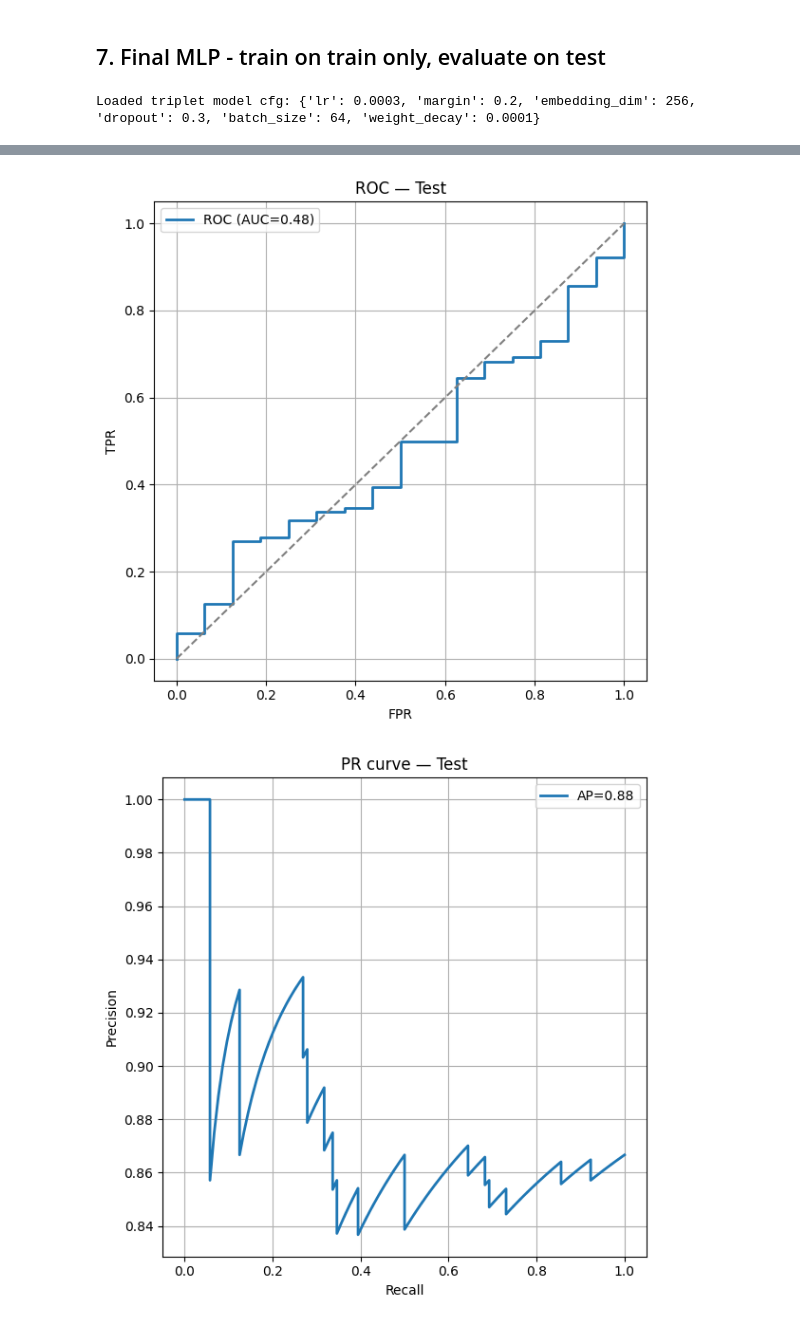
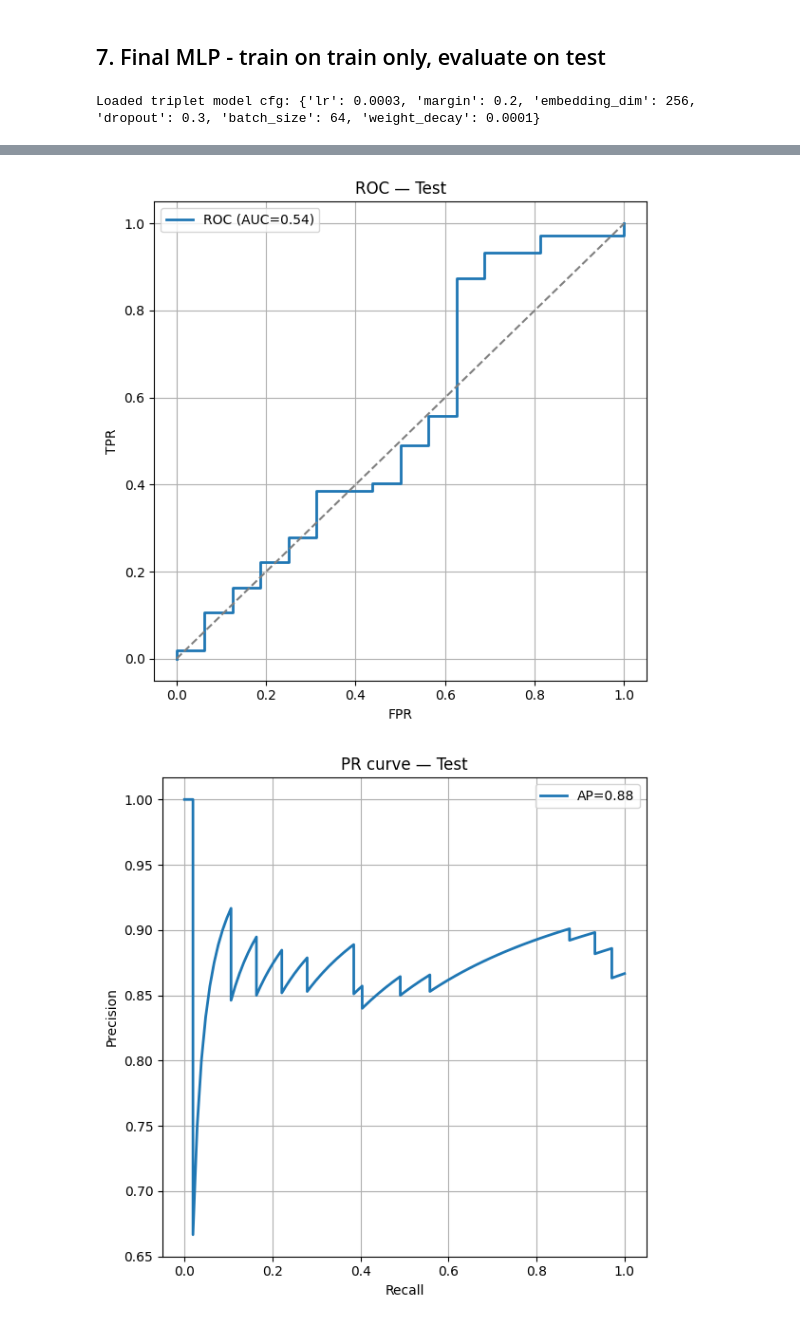
Before and after one commit to yona1997/multimodal-ccRCC-prediction, a Jupyter notebook: Experiments/Triplet_loss_model_Max.ipynb, the cells around one changed output, grey strips where cells are left out. Saved outputs shown, nothing was run; the diff lists cells and outputs as text; code cells hidden in the pictures.

Commit message:
update: retrain triplet model train-only, rerun Optuna MLP

```diff
--- a/Experiments/Triplet_loss_model_Max.ipynb
+++ b/Experiments/Triplet_loss_model_Max.ipynb
@@ -236,7 +236,7 @@ def load_triplet_model(path: str) -> Tuple[nn.Module, Dict]:
     ckpt  = torch.load(path, map_location='cpu')
     cfg   = ckpt['cfg']
     model = DeepEmbeddingNet(input_dim=2048, embedding_dim=cfg['embedding_dim'], dropout=cfg['dropout']).to(device)
-    model.load_state_dict(ckpt['state_dict'])
+    model.load_state_dict(ckpt.get('state_dict') or ckpt.get('model_state_dict'))
     model.eval()
     print('Loaded triplet model cfg:', cfg)
     return model, cfg
@@ -787,16 +786,15 @@ CFG = {
 # %%
-
 CFG = {
-    'final_triplet_path': f'{DATA_ROOT}/triplet_model_final_trainval.pth',
-    'hidden_dims':        [512, 64, 512],
-    'dropouts':           [0.5630113519488746, 0.34701149217620697, 0.20170906968702756],
-    'lr':                 1.6913245547160562e-05,
-    'weight_decay':       3.7190395920084656e-08,
+    'final_triplet_path': f'{DATA_ROOT}/triplet_model_train_only.pth',
+    'hidden_dims':        [256, 64, 64],
+    'dropouts':           [0.35807458571603124, 0.2912807518233344, 0.3884516082743578],
+    'lr':                 0.0009770524295059746,
+    'weight_decay':       6.635080926348573e-05,
     'batch_size':         8,
-    'noise_std':          0.02,
-    'augment_factor':     8,
-    'num_epochs':         12,
-    'threshold':          0.2,
+    'noise_std':          0.01,
+    'augment_factor':     4,
+    'num_epochs':         39,
+    'threshold':          0.25,
     'val_split':          'validation',
     'seed':               42,
 }
@@ -954,2 +956,2 @@ Non-survivor (0)       0.13      1.00      0.24        16
-[figure, old version]
+[figure, new version]
-[figure, old version]
+[figure, new version]
```
Also changed, not shown: parts of 4 cells of this notebook.
